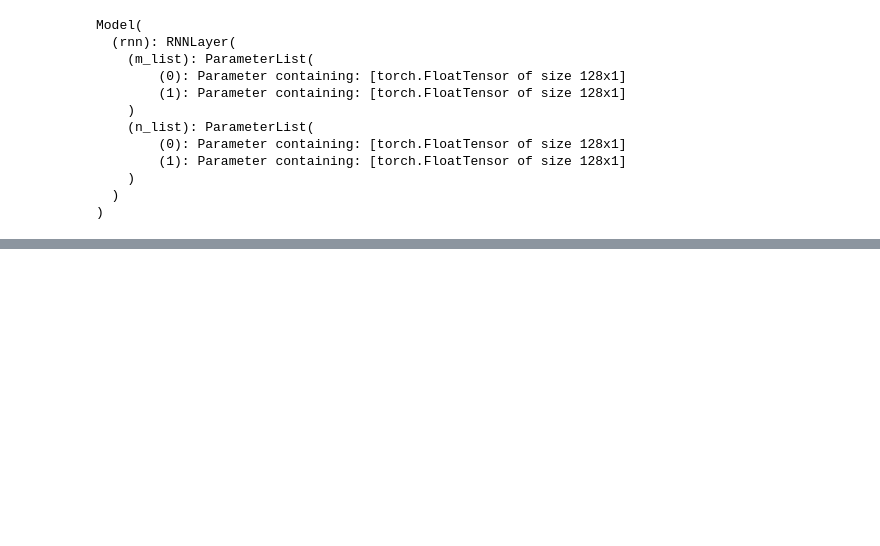
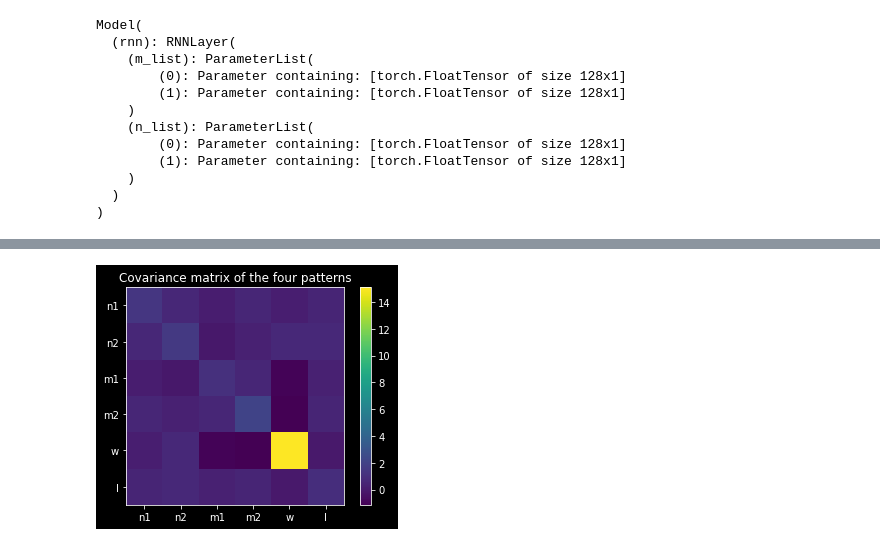
Before and after one commit to nguyen-td/Low-rank-RNN, a Jupyter notebook: dm_project.ipynb, the cells around one changed output, grey strips where cells are left out. Saved outputs shown, nothing was run; the diff lists cells and outputs as text; code cells hidden in the pictures; blank space fills up the shorter version.

```diff
--- a/dm_project.ipynb
+++ b/dm_project.ipynb
@@ -642,0 +703,11 @@ tensor([[0., 0., 0., 0., 0., 0., 0., 0., 0., 0., 0., 0., 0., 0., 0., 0., 0., 0.,
+# %%
+def extract_PM_statistics(model):
+    # Statistics of the pattern loadings for a rank 2 network after training.
+    m1 = model.rnn.m_list[0].detach().numpy().reshape(hidden_size)
+    m2 = model.rnn.m_list[1].detach().numpy().reshape(hidden_size)
+    n1 = model.rnn.n_list[0].detach().numpy().reshape(hidden_size)
+    n2 = model.rnn.n_list[1].detach().numpy().reshape(hidden_size)
+    I = model.I.detach().numpy().reshape(hidden_size)
+    w = model.w.detach().numpy().reshape(hidden_size)
+
+    return m1, m2, n1, n2, I, w
@@ -642,0 +729,8 @@ tensor([[0., 0., 0., 0., 0., 0., 0., 0., 0., 0., 0., 0., 0., 0., 0., 0., 0., 0.,
+# %%
+m1, m2, n1, n2, I, w = extract_PM_statistics(model_PM)
+
+labels = ['n1', 'n2', 'm1', 'm2', 'w', 'I']
+cov = np.cov(np.array([n1, n2, m1, m2, w, I]))
+plt_cov(cov, 'Covariance matrix of the four patterns', labels)
+# %% [output]
+[figure, added]
```
Also changed, not shown: parts of 39 cells of this notebook.
